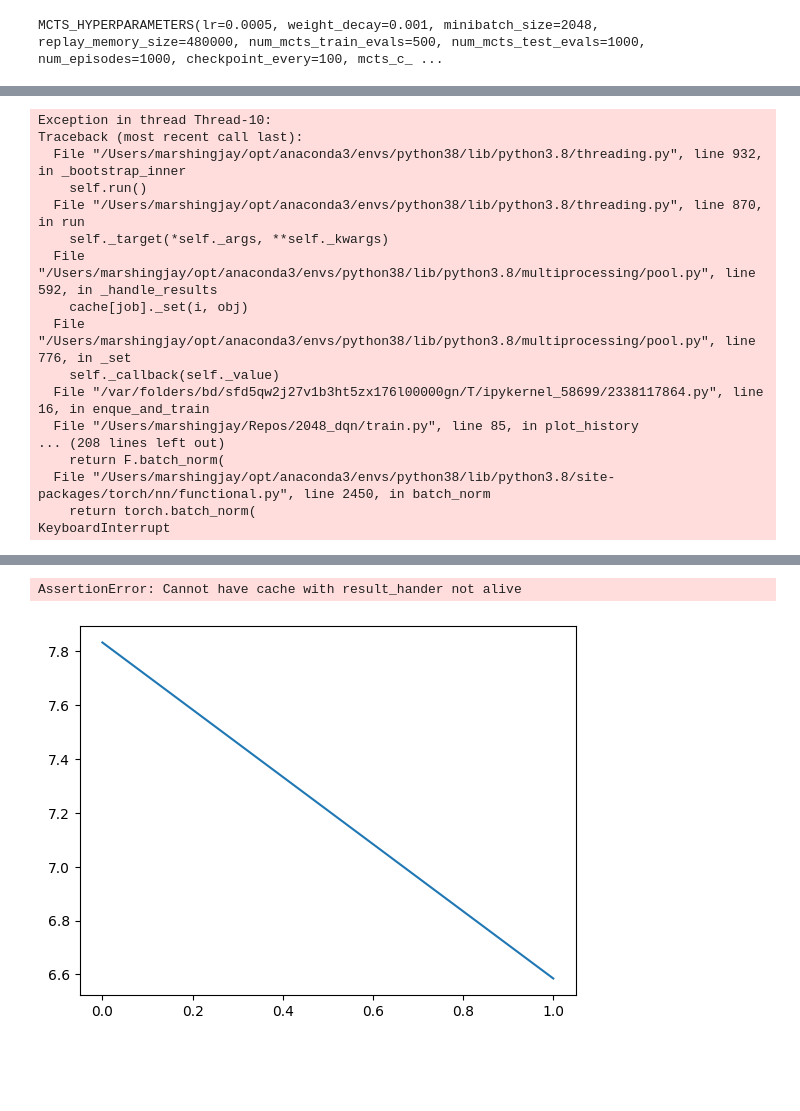
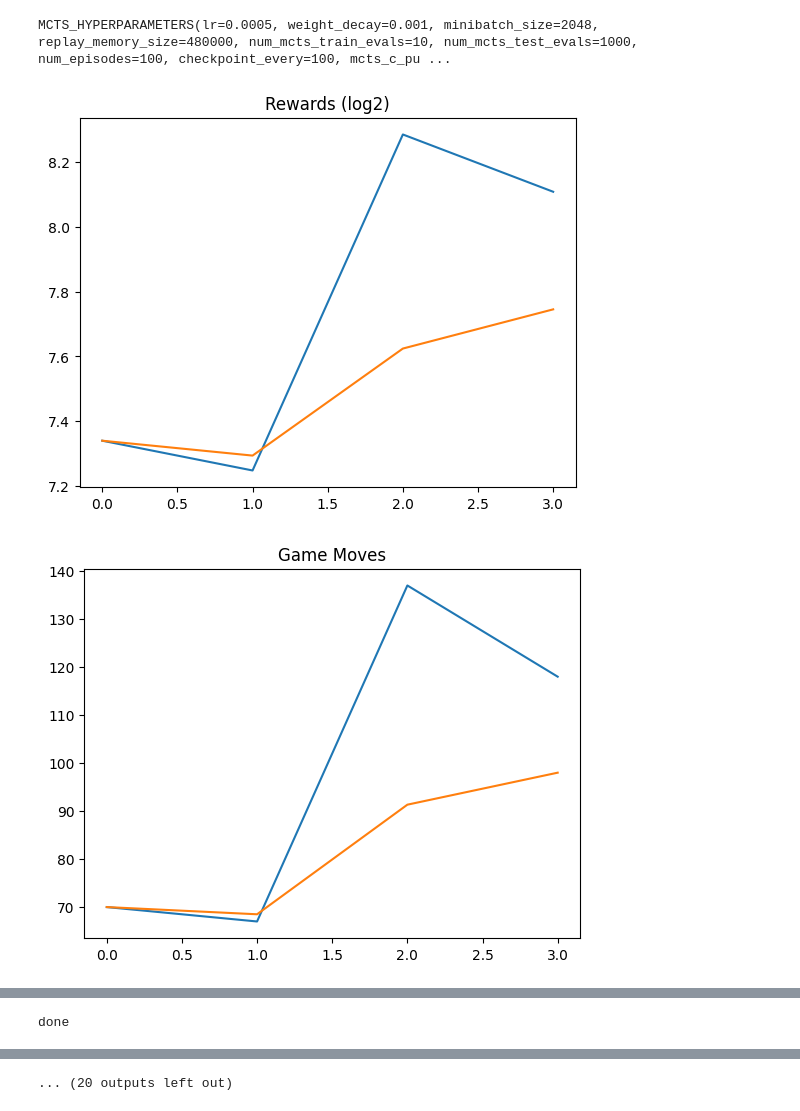
Before and after one commit to lowrollr/turbozero, a Jupyter notebook: dqn.ipynb, the cells around one changed output, grey strips where cells are left out. Cells and saved outputs as stored; diff of their text form; code cells hidden in the pictures; blank space fills up the shorter version.

Commit message:
fixed plot history display bug

```diff
--- a/dqn.ipynb
+++ b/dqn.ipynb
@@ -24,12 +27,14 @@ else:
     hyperparameters.replay_memory_size = 480000
     hyperparameters.minibatch_size = 2048
     hyperparameters.weight_decay = 0.001
+    hyperparameters.num_mcts_train_evals = 10
+    hyperparameters.num_episodes = 10
 
-NUM_PROCS = 7
+NUM_PROCS = 4
 # %%
 hyperparameters
 # %% [output]
-MCTS_HYPERPARAMETERS(lr=0.0005, weight_decay=0.001, minibatch_size=2048, replay_memory_size=480000, num_mcts_train_evals=500, num_mcts_test_evals=1000, num_episodes=1000, checkpoint_every=100, mcts_c_ ...
+MCTS_HYPERPARAMETERS(lr=0.0005, weight_decay=0.001, minibatch_size=2048, replay_memory_size=480000, num_mcts_train_evals=10, num_mcts_test_evals=1000, num_episodes=100, checkpoint_every=100, mcts_c_pu ...
 # %%
 def enque_and_train(results):
     training_examples, reward, moves, high_square, pid = results
@@ -38,30 +43,36 @@ def enque_and_train(results):
 
     if replay_memory.size() >= hyperparameters.minibatch_size:
         value_loss, prob_loss, total_loss = train(replay_memory.sample(hyperparameters.minibatch_size), model, optimizer, tensor_conversion_fn=input_to_tensor_3d)
         new_best = metrics_history.add_history({
                 'reward': reward,
                 'game_moves': moves,
                 'prob_loss': prob_loss,
                 'value_loss': value_loss,
                 'total_loss': total_loss,
                 'high_square': high_square
             })
         metrics_history.plot_history(window_size=100)
         if new_best:
             print('*** NEW BEST REWARD ***')
         print(f'[EPISODE {metrics_history.episodes}] Total Loss: {total_loss}, Prob Loss {prob_loss}, Value Loss {value_loss}, Reward {reward}, Moves: {moves}, Highest Square: {high_square}, PID: {pid}')
         if metrics_history.episodes % hyperparameters.checkpoint_every == 0:
             print('Saving model checkpoint...')
             save_checkpoint(metrics_history.episodes, model, optimizer, hyperparameters, metrics_history, replay_memory, run_tag=run_tag, save_replay_memory=True)
             print('Saved model checkpoint!')
     else:
         print(f'Replay memory size not large enough, {replay_memory.size()} < {hyperparameters.minibatch_size}')
 
 
 with mp.Pool(NUM_PROCS) as p:
     results = []
     for n in range(metrics_history.episodes, hyperparameters.num_episodes):
         results.append(p.apply_async(collect_episode, (model, hyperparameters, input_to_tensor_3d, ), callback=enque_and_train, error_callback=print))
     for r in results:
         r.wait()
+plt.close()
+display.clear_output()
+metrics_history.plot_history(window_size=100)
+print('done')
 # %% [output]
+[figure, new version]
+[figure, added]
@@ -68,17 +83 @@ with mp.Pool(NUM_PROCS) as p:
-Exception in thread Thread-10:
-Traceback (most recent call last):
-  File "/Users/marshingjay/opt/anaconda3/envs/python38/lib/python3.8/threading.py", line 932, in _bootstrap_inner
-    self.run()
-  File "/Users/marshingjay/opt/anaconda3/envs/python38/lib/python3.8/threading.py", line 870, in run
-    self._target(*self._args, **self._kwargs)
-  File "/Users/marshingjay/opt/anaconda3/envs/python38/lib/python3.8/multiprocessing/pool.py", line 592, in _handle_results
-    cache[job]._set(i, obj)
-  File "/Users/marshingjay/opt/anaconda3/envs/python38/lib/python3.8/multiprocessing/pool.py", line 776, in _set
-    self._callback(self._value)
-  File "/var/folders/bd/sfd5qw2j27v1b3ht5zx176l00000gn/T/ipykernel_58699/2338117864.py", line 16, in enque_and_train
-  File "/Users/marshingjay/Repos/2048_dqn/train.py", line 85, in plot_history
-... (208 lines left out)
-    return F.batch_norm(
-  File "/Users/marshingjay/opt/anaconda3/envs/python38/lib/python3.8/site-packages/torch/nn/functional.py", line 2450, in batch_norm
-    return torch.batch_norm(
-KeyboardInterrupt
+done
@@ -85,5 +89,4 @@ KeyboardInterrupt
-AssertionError: Cannot have cache with result_hander not alive
+... (20 outputs left out)
-[figure, old version]
 # %%
 from env import _2048Env
 from mcts import MCTS_Evaluator
```
Also changed, not shown: parts of 6 cells of this notebook, 1 other file.
